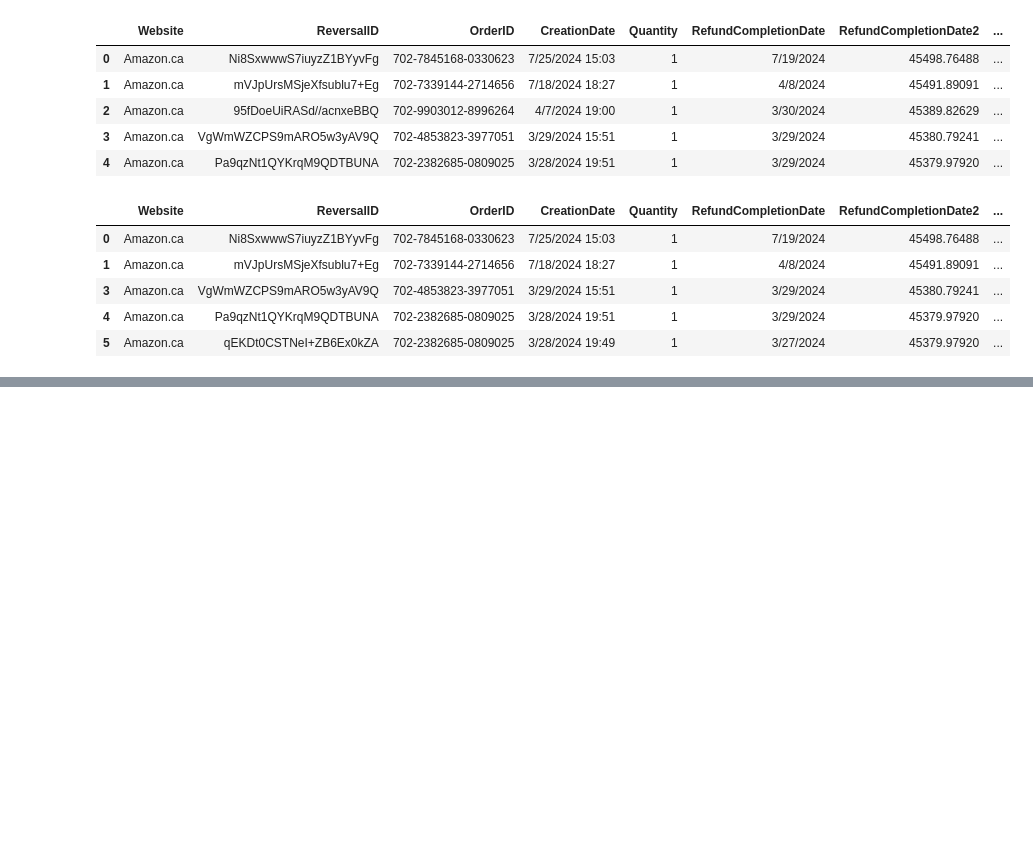
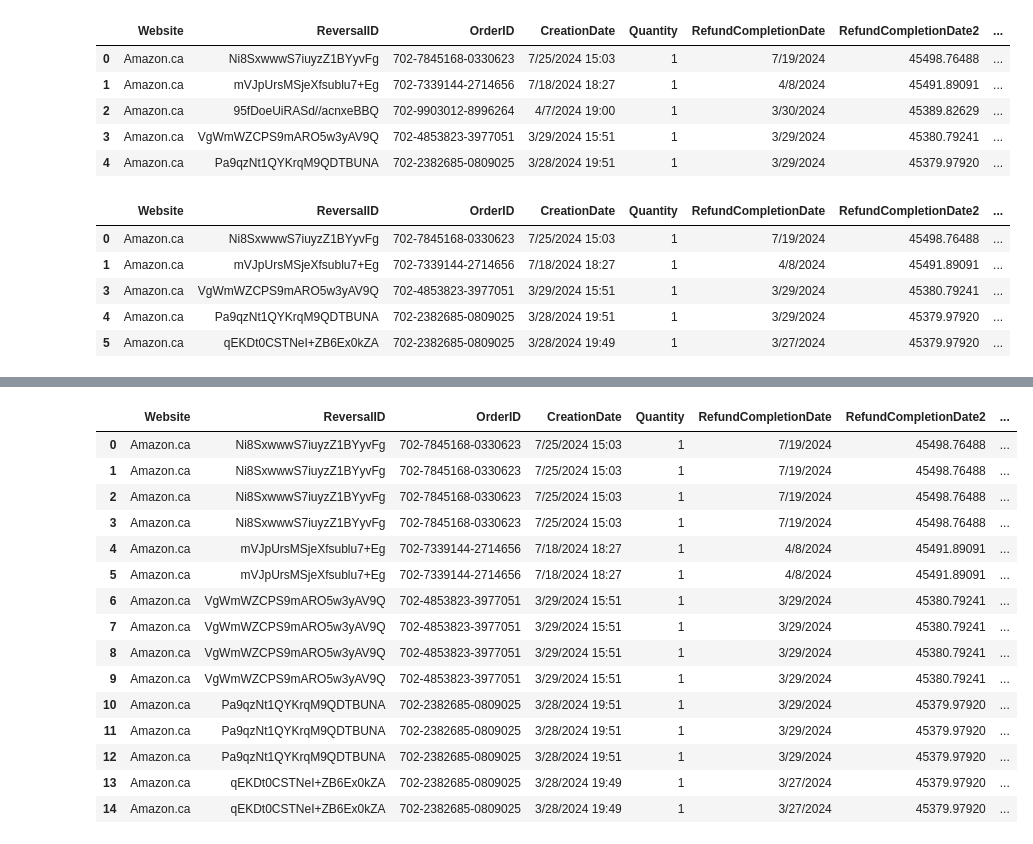
Before and after one commit to Jodi22K/Amazon-Spending-Analytics, a Jupyter notebook: Amazon.ipynb, the cells around one changed output, grey strips where cells are left out. Drawn from its saved outputs; the diff is of its cells as text; code cells hidden in the pictures; blank space fills up the shorter version.

```diff
--- a/Amazon.ipynb
+++ b/Amazon.ipynb
@@ -537,0 +552,23 @@ rf_filtered.head()
+# %%
+# Perform a merge on 'Order ID' to join the two tables
+df_merged = pd.merge(rf_filtered, df[['OrderID', 'Category']], on='OrderID', how='left')
+
+# Display the merged table
+df_merged.head(15)
+# %% [output]
+|  | Website | ReversalID | OrderID | CreationDate | Quantity | RefundCompletionDate | RefundCompletionDate2 | ... |
+| 0 | Amazon.ca | Ni8SxwwwS7iuyzZ1BYyvFg | 702-7845168-0330623 | 7/25/2024 15:03 | 1 | 7/19/2024 | 45498.76488 | ... |
+| 1 | Amazon.ca | Ni8SxwwwS7iuyzZ1BYyvFg | 702-7845168-0330623 | 7/25/2024 15:03 | 1 | 7/19/2024 | 45498.76488 | ... |
+| 2 | Amazon.ca | Ni8SxwwwS7iuyzZ1BYyvFg | 702-7845168-0330623 | 7/25/2024 15:03 | 1 | 7/19/2024 | 45498.76488 | ... |
+| 3 | Amazon.ca | Ni8SxwwwS7iuyzZ1BYyvFg | 702-7845168-0330623 | 7/25/2024 15:03 | 1 | 7/19/2024 | 45498.76488 | ... |
+| 4 | Amazon.ca | mVJpUrsMSjeXfsublu7+Eg | 702-7339144-2714656 | 7/18/2024 18:27 | 1 | 4/8/2024 | 45491.89091 | ... |
+| 5 | Amazon.ca | mVJpUrsMSjeXfsublu7+Eg | 702-7339144-2714656 | 7/18/2024 18:27 | 1 | 4/8/2024 | 45491.89091 | ... |
+| 6 | Amazon.ca | VgWmWZCPS9mARO5w3yAV9Q | 702-4853823-3977051 | 3/29/2024 15:51 | 1 | 3/29/2024 | 45380.79241 | ... |
+| 7 | Amazon.ca | VgWmWZCPS9mARO5w3yAV9Q | 702-4853823-3977051 | 3/29/2024 15:51 | 1 | 3/29/2024 | 45380.79241 | ... |
+| 8 | Amazon.ca | VgWmWZCPS9mARO5w3yAV9Q | 702-4853823-3977051 | 3/29/2024 15:51 | 1 | 3/29/2024 | 45380.79241 | ... |
+| 9 | Amazon.ca | VgWmWZCPS9mARO5w3yAV9Q | 702-4853823-3977051 | 3/29/2024 15:51 | 1 | 3/29/2024 | 45380.79241 | ... |
+| 10 | Amazon.ca | Pa9qzNt1QYKrqM9QDTBUNA | 702-2382685-0809025 | 3/28/2024 19:51 | 1 | 3/29/2024 | 45379.97920 | ... |
+| 11 | Amazon.ca | Pa9qzNt1QYKrqM9QDTBUNA | 702-2382685-0809025 | 3/28/2024 19:51 | 1 | 3/29/2024 | 45379.97920 | ... |
+| 12 | Amazon.ca | Pa9qzNt1QYKrqM9QDTBUNA | 702-2382685-0809025 | 3/28/2024 19:51 | 1 | 3/29/2024 | 45379.97920 | ... |
+| 13 | Amazon.ca | qEKDt0CSTNeI+ZB6Ex0kZA | 702-2382685-0809025 | 3/28/2024 19:49 | 1 | 3/27/2024 | 45379.97920 | ... |
+| 14 | Amazon.ca | qEKDt0CSTNeI+ZB6Ex0kZA | 702-2382685-0809025 | 3/28/2024 19:49 | 1 | 3/27/2024 | 45379.97920 | ... |
```
Also changed, not shown: parts of 6 cells of this notebook, 1 other file.
